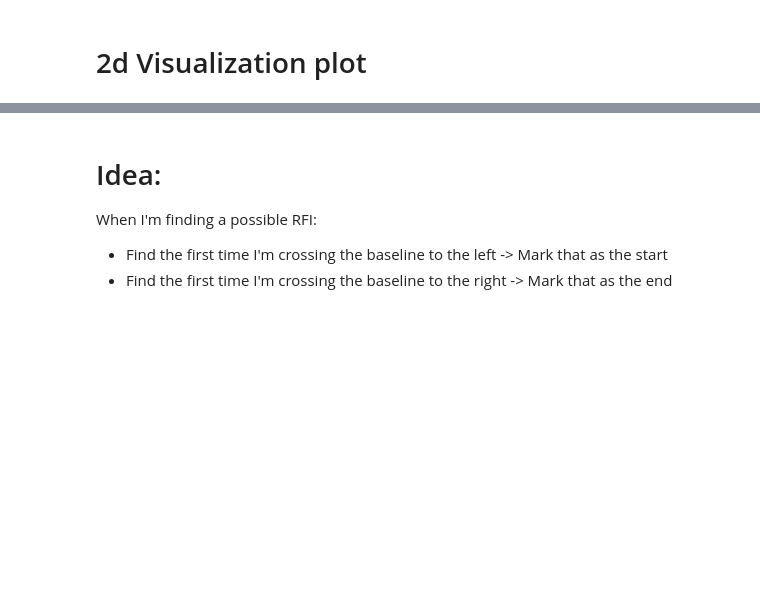
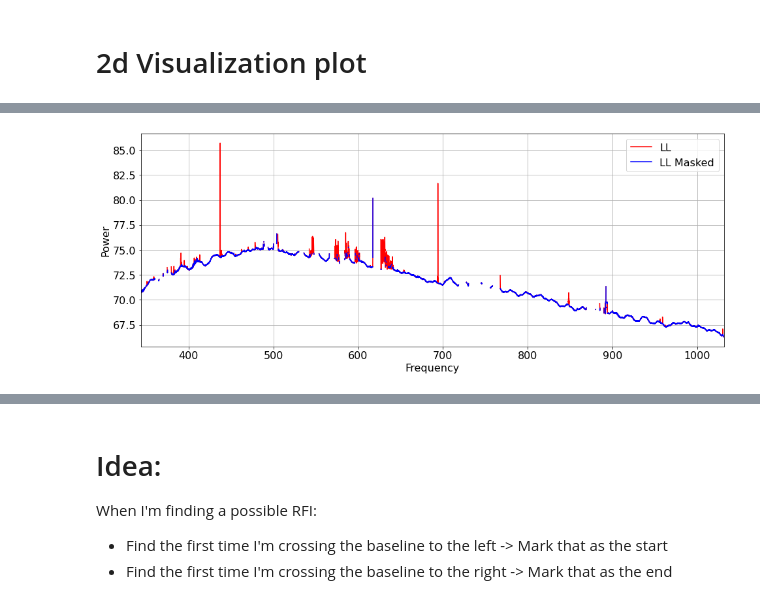
Before and after one commit to aordog/dva_pipeline, a Jupyter notebook: dva_rfi_excision_single_scan.ipynb, the cells around one changed output, grey strips where cells are left out. Cells and saved outputs as stored; diff of their text form; code cells hidden in the pictures; blank space fills up the shorter version.

```diff
--- a/dva_rfi_excision_single_scan.ipynb
+++ b/dva_rfi_excision_single_scan.ipynb
@@ -331,0 +512,17 @@ interactive(children=(IntSlider(value=17, description='rfi_number', max=35), Int
+# %%
+freq_mask = np.where(LL_diff > 0.1)
+fig,axs1 = plt.subplots(1,1,figsize=(16,6))
+axs1.plot(freq_smoothed,reduced_LL,label='LL',color='red')
+
+LL_masked = np.copy(reduced_LL)
+LL_masked[freq_mask] = np.nan
+
+axs1.plot(freq_smoothed,LL_masked,label='LL Masked',color='blue')
+axs1.set_xlim(freq[0],freq[-1])
+axs1.set_xlabel('Frequency',fontsize=fs)
+axs1.tick_params(axis='both',labelsize=fs)
+axs1.set_ylabel('Power',fontsize=fs)
+axs1.legend(fontsize=fs,markerscale=5)
+axs1.grid()
+# %% [output]
+[figure, added]
```
Also changed, not shown: parts of 15 cells of this notebook.
